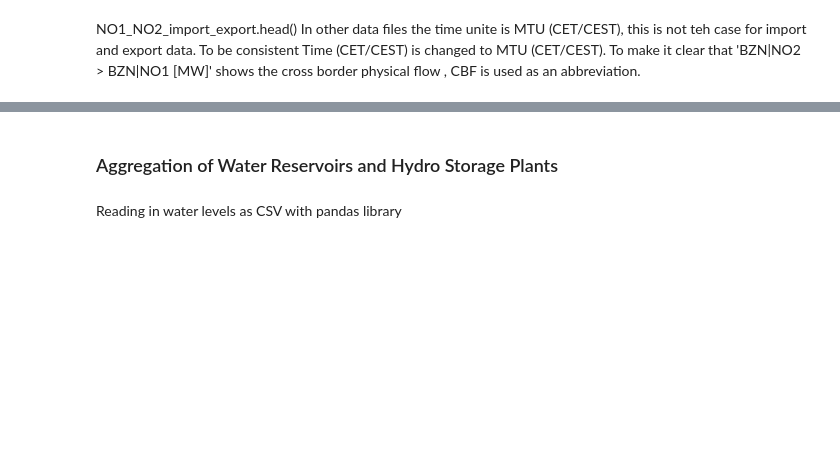
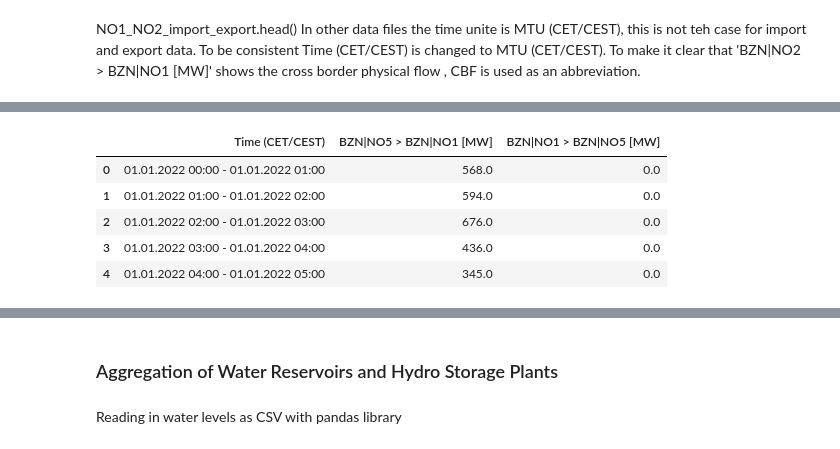
Before and after one commit to HIOF-Bachelor-Project-Group-7/Time-series-energy-price-prediction-bidding-zone-N01, a Jupyter notebook: code/Data aggregation of energy market bidding zone NO1.ipynb, the cells around one changed output, grey strips where cells are left out. Drawn from its saved outputs; the diff is of its cells as text; code cells hidden in the pictures; blank space fills up the shorter version.

```diff
--- a/code/Data aggregation of energy market bidding zone NO1.ipynb
+++ b/code/Data aggregation of energy market bidding zone NO1.ipynb
@@ -290,0 +304,9 @@ In other data files the time unite is MTU (CET/CEST), this is not teh case for i
+# %%
+import_export_no1_no5.head()
+# %% [output]
+|  | Time (CET/CEST) | BZN|NO5 > BZN|NO1 [MW] | BZN|NO1 > BZN|NO5 [MW] |
+| 0 | 01.01.2022 00:00 - 01.01.2022 01:00 | 568.0 | 0.0 |
+| 1 | 01.01.2022 01:00 - 01.01.2022 02:00 | 594.0 | 0.0 |
+| 2 | 01.01.2022 02:00 - 01.01.2022 03:00 | 676.0 | 0.0 |
+| 3 | 01.01.2022 03:00 - 01.01.2022 04:00 | 436.0 | 0.0 |
+| 4 | 01.01.2022 04:00 - 01.01.2022 05:00 | 345.0 | 0.0 |
```
Also changed, not shown: parts of 16 cells of this notebook.
